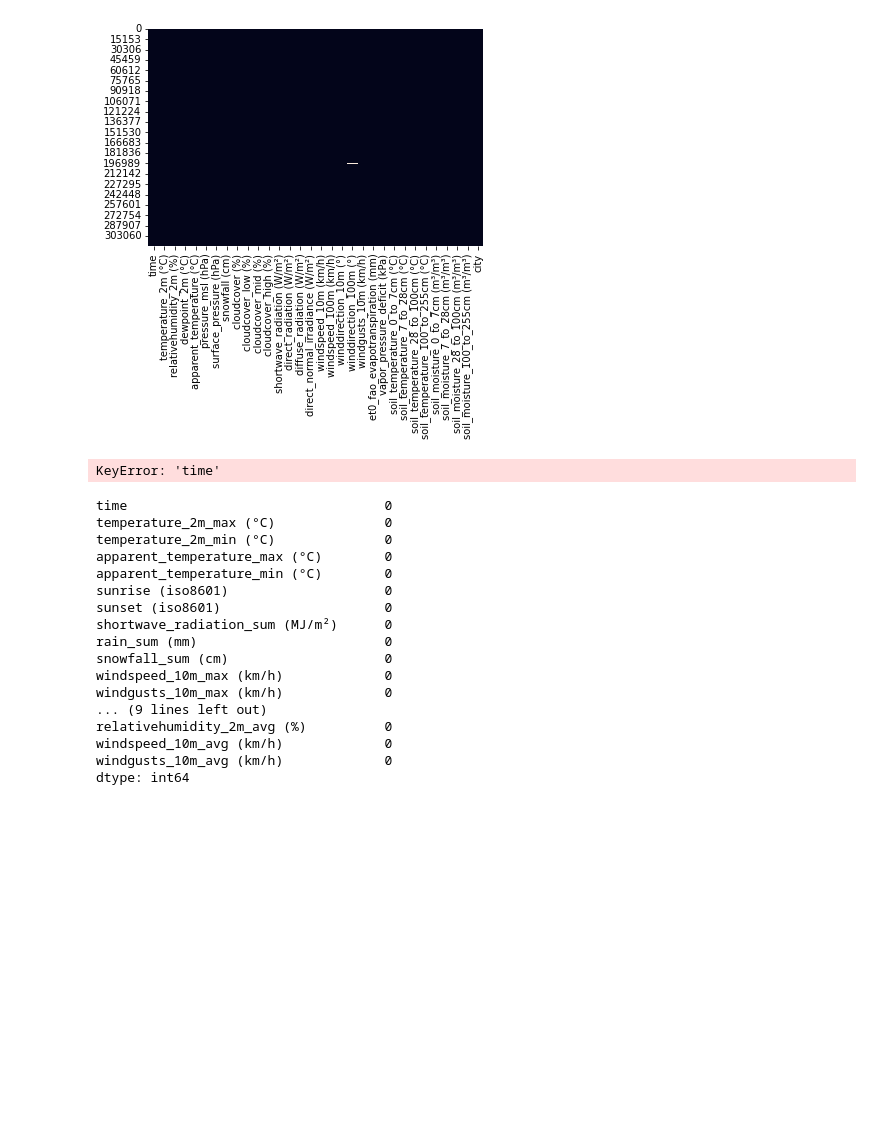
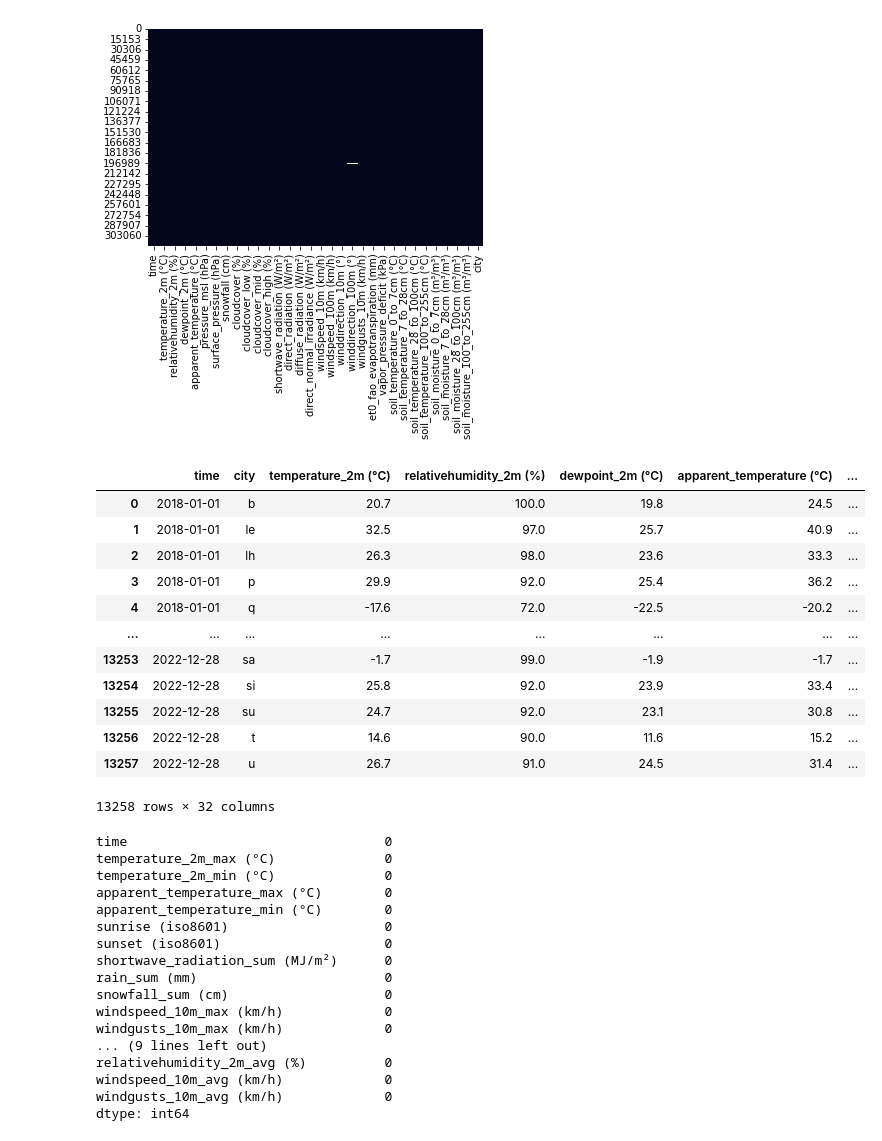
Before and after one commit to FelixFern/Arkavidia-2023-ODE, a Jupyter notebook: Arkavidia.ipynb, the cells around one changed output. Drawn from its saved outputs; the diff is of its cells as text; code cells hidden in the pictures; blank space fills up the shorter version.

```diff
--- a/Arkavidia.ipynb
+++ b/Arkavidia.ipynb
@@ -166,6 +157,31 @@ sns.heatmap(train_h_data.isnull(), cbar=False)
 # %% [output]
 <AxesSubplot:>
 [figure]
+# %%
+train_h_data = pd.read_csv('train_hourly.csv')
+
+train_h_grouped_data = train_h_data.copy()
+
+
+train_h_grouped_data["time"] = pd.to_datetime(train_h_grouped_data["time"]).dt.date
+train_h_grouped_data["time"] = train_h_grouped_data["time"].apply(str)
+train_h_max_data = train_h_grouped_data.groupby(['time', 'city']).max().reset_index().copy()
+# %%
+train_h_max_data
+# %% [output]
+|  | time | city | temperature_2m (°C) | relativehumidity_2m (%) | dewpoint_2m (°C) | apparent_temperature (°C) | ... |
+| 0 | 2018-01-01 | b | 20.7 | 100.0 | 19.8 | 24.5 | ... |
+| 1 | 2018-01-01 | le | 32.5 | 97.0 | 25.7 | 40.9 | ... |
+| 2 | 2018-01-01 | lh | 26.3 | 98.0 | 23.6 | 33.3 | ... |
+| 3 | 2018-01-01 | p | 29.9 | 92.0 | 25.4 | 36.2 | ... |
+| 4 | 2018-01-01 | q | -17.6 | 72.0 | -22.5 | -20.2 | ... |
+| ... | ... | ... | ... | ... | ... | ... | ... |
+| 13253 | 2022-12-28 | sa | -1.7 | 99.0 | -1.9 | -1.7 | ... |
+| 13254 | 2022-12-28 | si | 25.8 | 92.0 | 23.9 | 33.4 | ... |
+| 13255 | 2022-12-28 | su | 24.7 | 92.0 | 23.1 | 30.8 | ... |
+| 13256 | 2022-12-28 | t | 14.6 | 90.0 | 11.6 | 15.2 | ... |
+| 13257 | 2022-12-28 | u | 26.7 | 91.0 | 24.5 | 31.4 | ... |
+13258 rows × 32 columns
 # %%
 train_data = pd.read_csv('train.csv')
 train_h_data = pd.read_csv('train_hourly.csv')
@@ -174,15 +190,14 @@ test_h_data = pd.read_csv('test_hourly.csv')
 
 train_h_grouped_data = train_h_data.copy()
 
-train_h_grouped_data["time_d"] = pd.to_datetime(train_h_grouped_data["time"]).dt.date
-train_h_grouped_data["time_d"] = train_h_grouped_data["time_d"].apply(str)
+train_h_grouped_data["time"] = pd.to_datetime(train_h_grouped_data["time"]).dt.date
+train_h_grouped_data["time"] = train_h_grouped_data["time"].apply(str)
 
 train_h_avg_data = train_h_grouped_data.groupby(['time', 'city']).mean().reset_index().copy()
 train_h_max_data = train_h_grouped_data.groupby(['time', 'city']).max().reset_index().copy()
 train_h_min_data = train_h_grouped_data.groupby(['time', 'city']).min().reset_index().copy()
 train_h_sum_data = train_h_grouped_data.groupby(['time', 'city']).sum().reset_index().copy()
+# train_h_mode_data = train_h_grouped_data.groupby(['time', 'city']).mode().reset_index().copy()
-# %% [output]
-KeyError: 'time'
 # %%
 fill = [
     ['temperature_2m (°C)', 'temperature_2m_max (°C)', 'max'],
```
Also changed, not shown: parts of 4 cells of this notebook.
